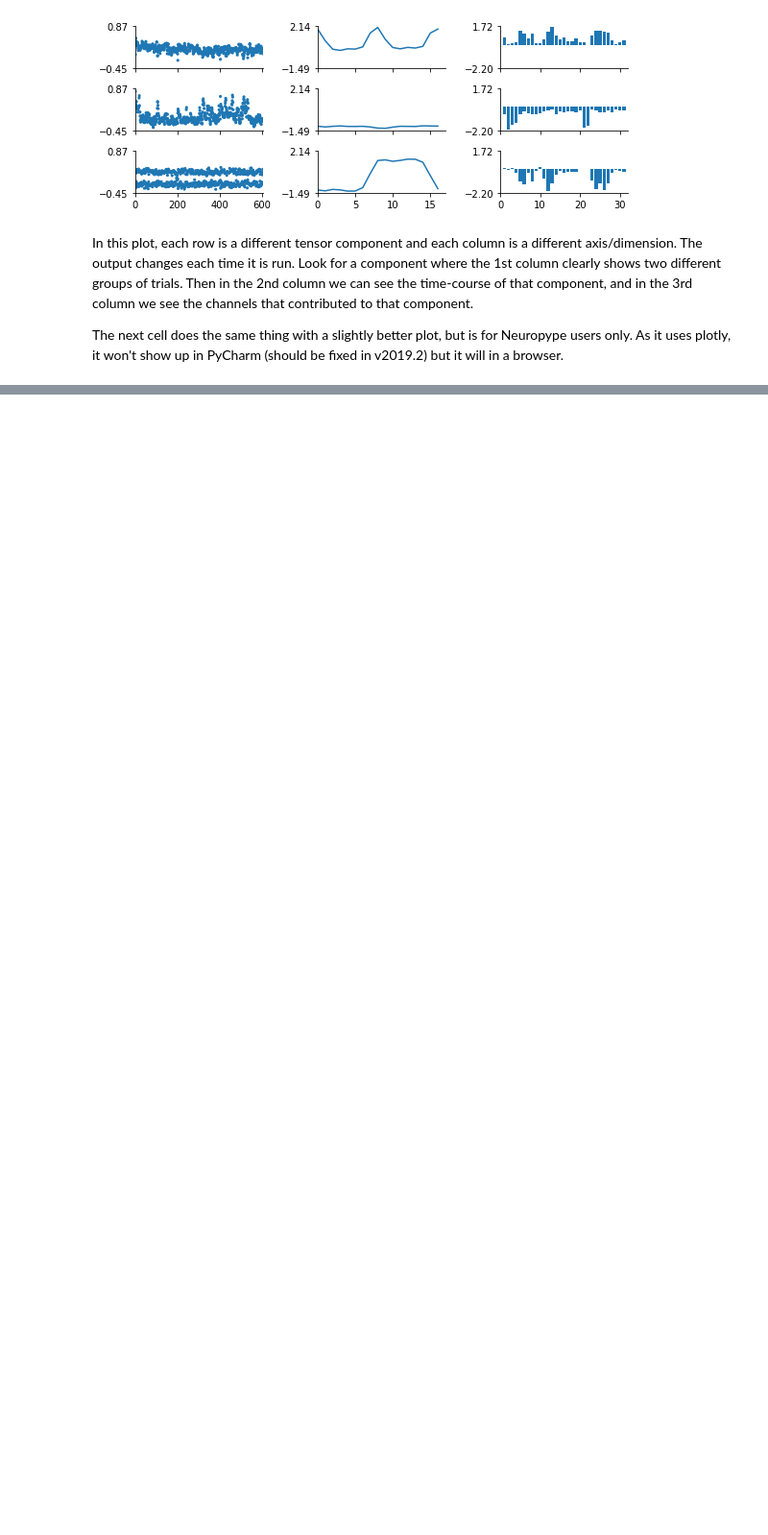
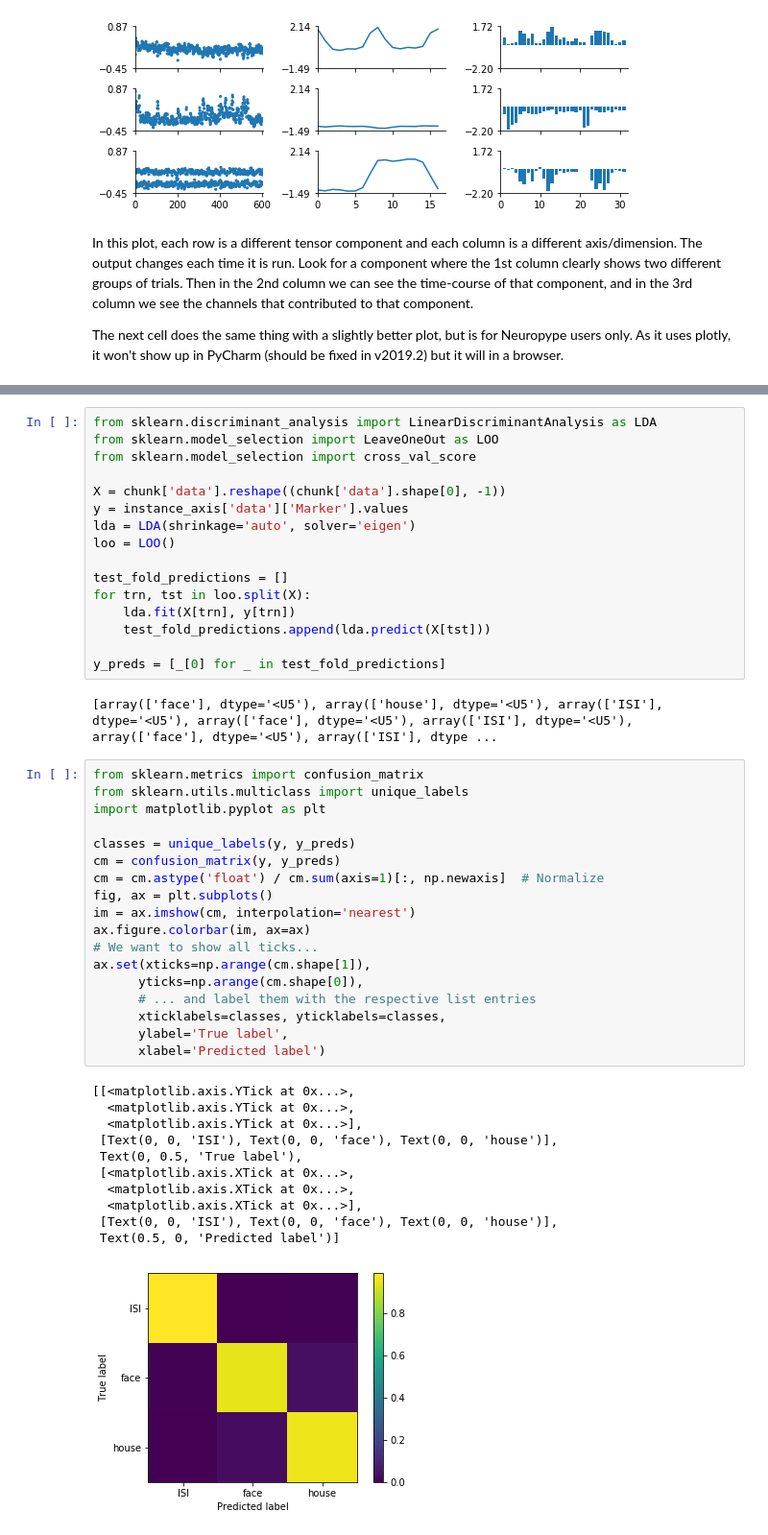
Before and after one commit to SachsLab/IntracranialNeurophysDL, a Jupyter notebook: notebooks/01_01_data_import.ipynb, the cells around one changed output, grey strips where cells are left out. Shown at 96% size. Saved outputs shown, nothing was run; the diff lists cells and outputs as text; blank space fills up the shorter version.

```diff
--- a/notebooks/01_01_data_import.ipynb
+++ b/notebooks/01_01_data_import.ipynb
@@ -172,0 +183,48 @@ plt = nn.TensorDecompositionPlot(output_mode='notebook', iv_field='Marker',
+# %%
+from sklearn.discriminant_analysis import LinearDiscriminantAnalysis as LDA
+from sklearn.model_selection import LeaveOneOut as LOO
+from sklearn.model_selection import cross_val_score
+
+X = chunk['data'].reshape((chunk['data'].shape[0], -1))
+y = instance_axis['data']['Marker'].values
+lda = LDA(shrinkage='auto', solver='eigen')
+loo = LOO()
+
+test_fold_predictions = []
+for trn, tst in loo.split(X):
+    lda.fit(X[trn], y[trn])
+    test_fold_predictions.append(lda.predict(X[tst]))
+
+y_preds = [_[0] for _ in test_fold_predictions]
+# %% [output]
+[array(['face'], dtype='<U5'), array(['house'], dtype='<U5'), array(['ISI'], dtype='<U5'), array(['face'], dtype='<U5'), array(['ISI'], dtype='<U5'), array(['face'], dtype='<U5'), array(['ISI'], dtype ...
+# %%
+from sklearn.metrics import confusion_matrix
+from sklearn.utils.multiclass import unique_labels
+import matplotlib.pyplot as plt
+
+classes = unique_labels(y, y_preds)
+cm = confusion_matrix(y, y_preds)
+cm = cm.astype('float') / cm.sum(axis=1)[:, np.newaxis]  # Normalize
+fig, ax = plt.subplots()
+im = ax.imshow(cm, interpolation='nearest')
+ax.figure.colorbar(im, ax=ax)
+# We want to show all ticks...
+ax.set(xticks=np.arange(cm.shape[1]),
+      yticks=np.arange(cm.shape[0]),
+      # ... and label them with the respective list entries
+      xticklabels=classes, yticklabels=classes,
+      ylabel='True label',
+      xlabel='Predicted label')
+# %% [output]
+[[<matplotlib.axis.YTick at 0x...>,
+  <matplotlib.axis.YTick at 0x...>,
+  <matplotlib.axis.YTick at 0x...>],
+ [Text(0, 0, 'ISI'), Text(0, 0, 'face'), Text(0, 0, 'house')],
+ Text(0, 0.5, 'True label'),
+ [<matplotlib.axis.XTick at 0x...>,
+  <matplotlib.axis.XTick at 0x...>,
+  <matplotlib.axis.XTick at 0x...>],
+ [Text(0, 0, 'ISI'), Text(0, 0, 'face'), Text(0, 0, 'house')],
+ Text(0.5, 0, 'Predicted label')]
+[figure, added]
```
Also changed, not shown: parts of 5 cells of this notebook.
